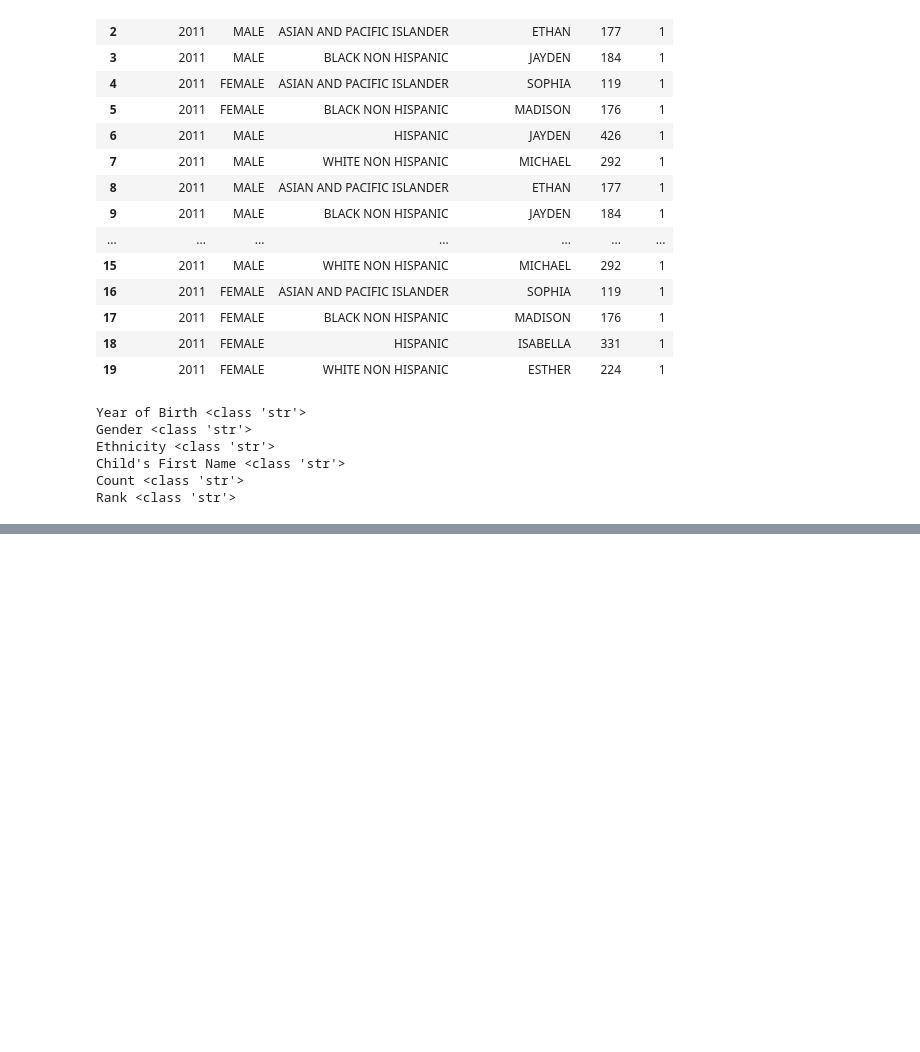
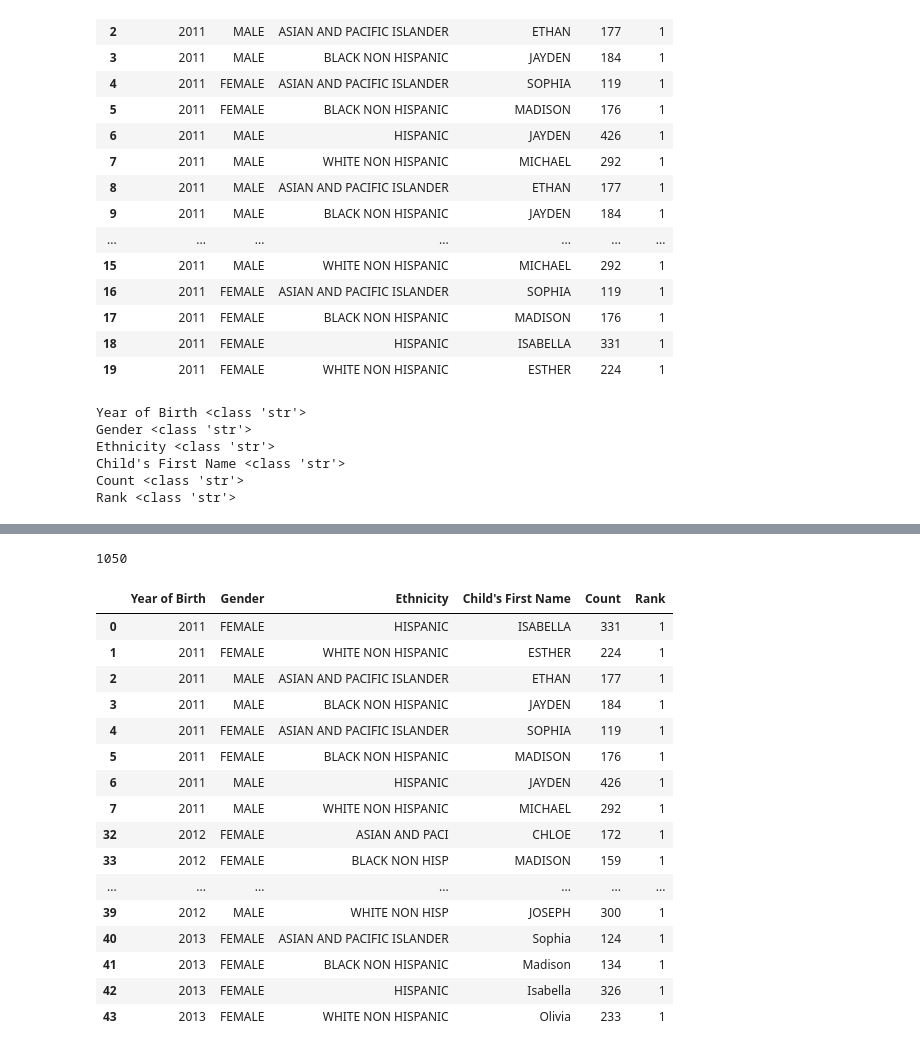
Before and after one commit to mmj32/Class-Practice-Repo, a Jupyter notebook: todo3/pandas_notes_haring.ipynb, the cells around one changed output, grey strips where cells are left out. Saved outputs shown, nothing was run; the diff lists cells and outputs as text; code cells hidden in the pictures; blank space fills up the shorter version.

Commit message:
removed duplicates and more poking

```diff
--- a/todo3/pandas_notes_haring.ipynb
+++ b/todo3/pandas_notes_haring.ipynb
@@ -516,3 +499,8 @@ Ethnicity <class 'str'>
 Child's First Name <class 'str'>
 Count <class 'str'>
 Rank <class 'str'>
+# %%
+#How to remove repeat entries?
+#http://pandas.pydata.org/pandas-docs/version/0.17.1/generated/pandas.DataFrame.drop_duplicates.html
+baby_names = baby_names.drop_duplicates()
+mini.drop_duplicates()
@@ -518,0 +517,24 @@ Rank <class 'str'>
+# %%
+len(baby_names) #This works too!
+# %% [output]
+1050
+# %%
+baby_names.head(20)
+# %% [output]
+|  | Year of Birth | Gender | Ethnicity | Child's First Name | Count | Rank |
+| 0 | 2011 | FEMALE | HISPANIC | ISABELLA | 331 | 1 |
+| 1 | 2011 | FEMALE | WHITE NON HISPANIC | ESTHER | 224 | 1 |
+| 2 | 2011 | MALE | ASIAN AND PACIFIC ISLANDER | ETHAN | 177 | 1 |
+| 3 | 2011 | MALE | BLACK NON HISPANIC | JAYDEN | 184 | 1 |
+| 4 | 2011 | FEMALE | ASIAN AND PACIFIC ISLANDER | SOPHIA | 119 | 1 |
+| 5 | 2011 | FEMALE | BLACK NON HISPANIC | MADISON | 176 | 1 |
+| 6 | 2011 | MALE | HISPANIC | JAYDEN | 426 | 1 |
+| 7 | 2011 | MALE | WHITE NON HISPANIC | MICHAEL | 292 | 1 |
+| 32 | 2012 | FEMALE | ASIAN AND PACI | CHLOE | 172 | 1 |
+| 33 | 2012 | FEMALE | BLACK NON HISP | MADISON | 159 | 1 |
+| ... | ... | ... | ... | ... | ... | ... |
+| 39 | 2012 | MALE | WHITE NON HISP | JOSEPH | 300 | 1 |
+| 40 | 2013 | FEMALE | ASIAN AND PACIFIC ISLANDER | Sophia | 124 | 1 |
+| 41 | 2013 | FEMALE | BLACK NON HISPANIC | Madison | 134 | 1 |
+| 42 | 2013 | FEMALE | HISPANIC | Isabella | 326 | 1 |
+| 43 | 2013 | FEMALE | WHITE NON HISPANIC | Olivia | 233 | 1 |
```
Also changed, not shown: parts of 4 cells of this notebook.
